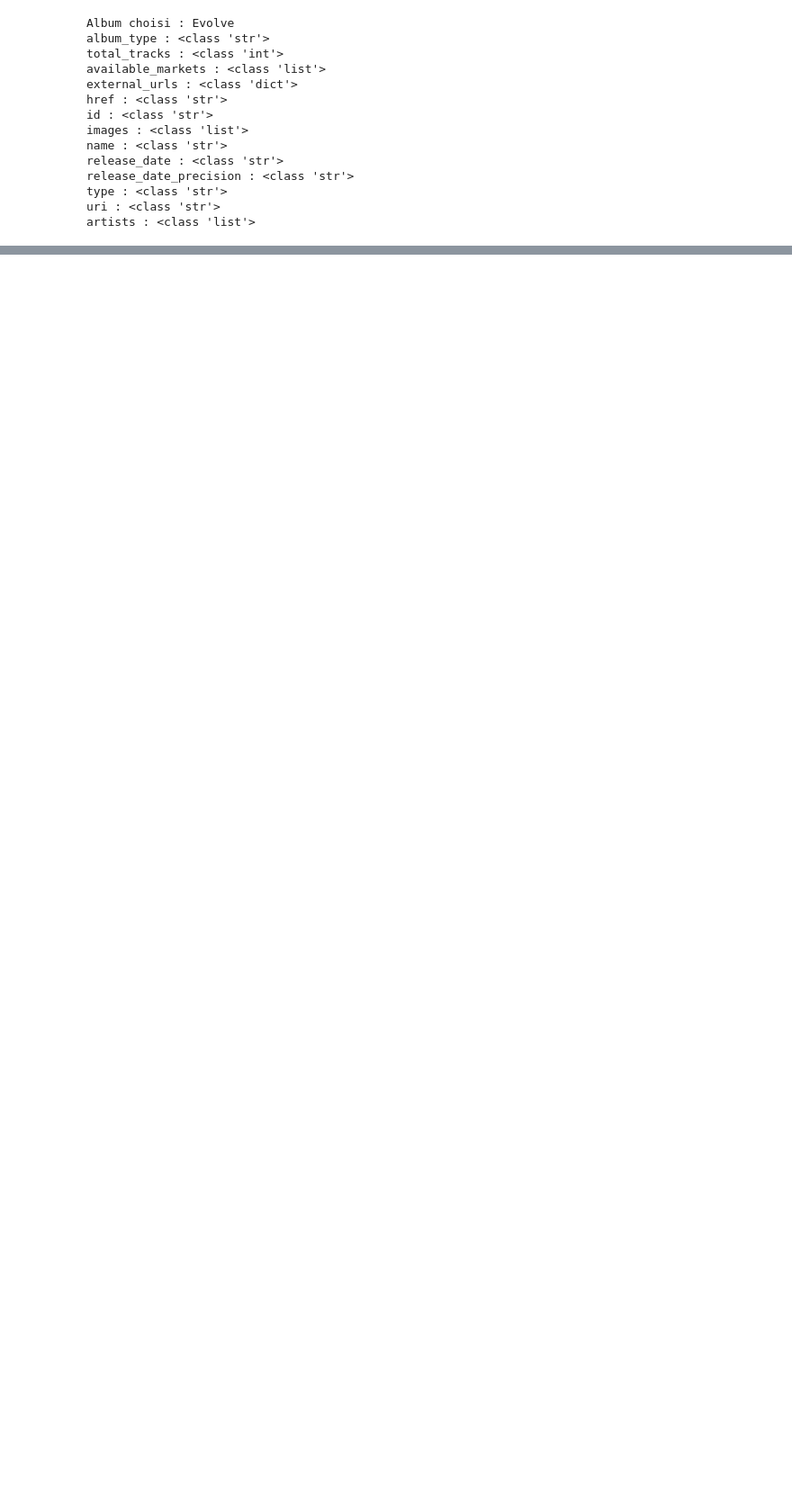
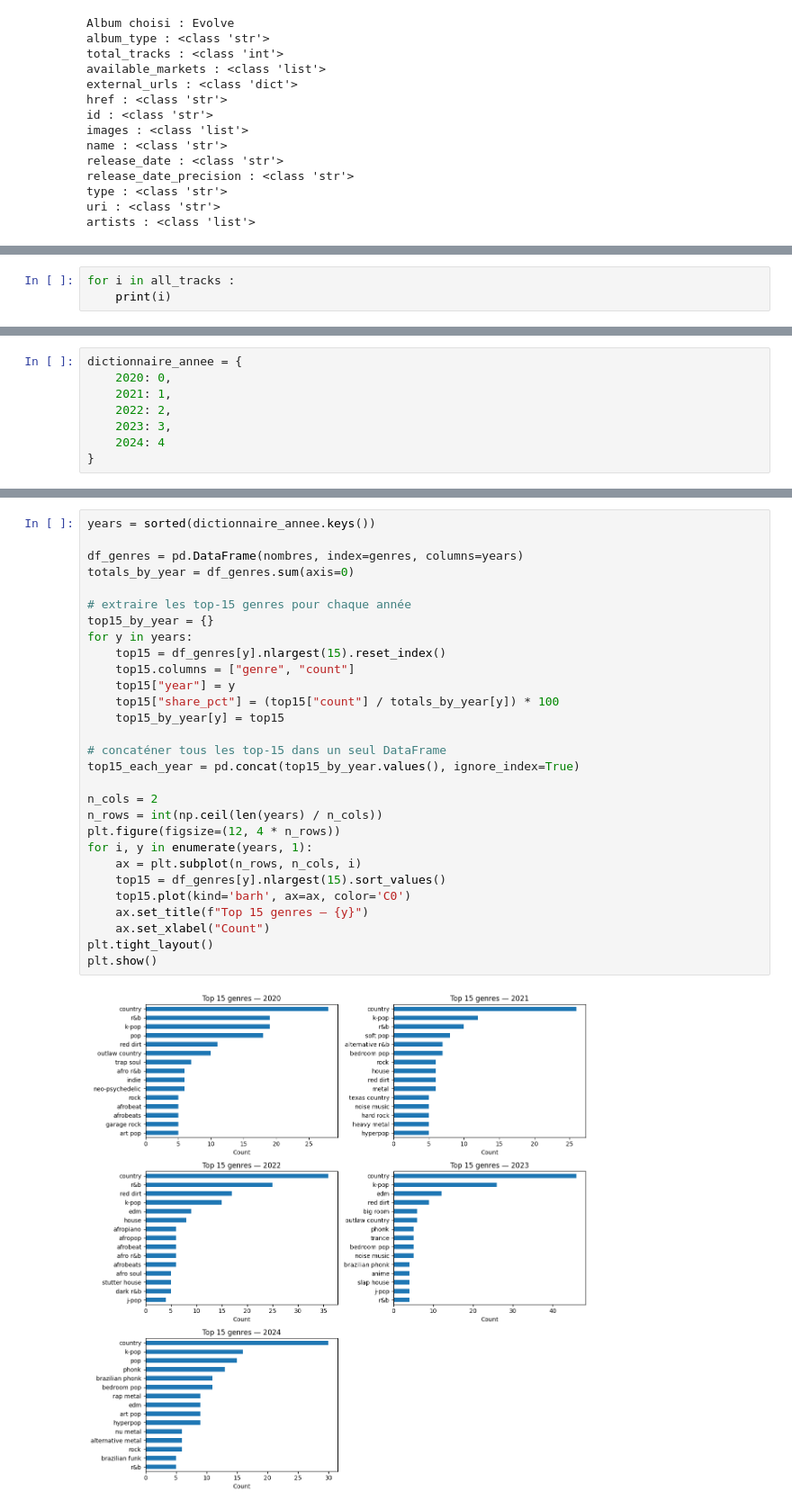
Before and after one commit to Noemie03/Delight, a Jupyter notebook: script.ipynb, the cells around one changed output, grey strips where cells are left out. Shown: that part at 90% size. Cells and saved outputs as stored; diff of their text form; blank space fills up the shorter version.

```diff
--- a/script.ipynb
+++ b/script.ipynb
@@ -161,0 +241,3 @@ for i in range(2020,2025,1):
+# %%
+for i in all_tracks :
+    print(i)
@@ -161,0 +523,8 @@ for i in range(2020,2025,1):
+# %%
+dictionnaire_annee = {
+    2020: 0,
+    2021: 1,
+    2022: 2,
+    2023: 3,
+    2024: 4
+}
@@ -161,0 +561,31 @@ for i in range(2020,2025,1):
+# %%
+years = sorted(dictionnaire_annee.keys())
+
+df_genres = pd.DataFrame(nombres, index=genres, columns=years)
+totals_by_year = df_genres.sum(axis=0)
+
+# extraire les top-15 genres pour chaque année
+top15_by_year = {}
+for y in years:
+    top15 = df_genres[y].nlargest(15).reset_index()
+    top15.columns = ["genre", "count"]
+    top15["year"] = y
+    top15["share_pct"] = (top15["count"] / totals_by_year[y]) * 100
+    top15_by_year[y] = top15
+
+# concaténer tous les top-15 dans un seul DataFrame
+top15_each_year = pd.concat(top15_by_year.values(), ignore_index=True)
+
+n_cols = 2
+n_rows = int(np.ceil(len(years) / n_cols))
+plt.figure(figsize=(12, 4 * n_rows))
+for i, y in enumerate(years, 1):
+    ax = plt.subplot(n_rows, n_cols, i)
+    top15 = df_genres[y].nlargest(15).sort_values()
+    top15.plot(kind='barh', ax=ax, color='C0')
+    ax.set_title(f"Top 15 genres — {y}")
+    ax.set_xlabel("Count")
+plt.tight_layout()
+plt.show()
+# %% [output]
+[figure, added]
```
Also changed, not shown: parts of 31 cells of this notebook.
